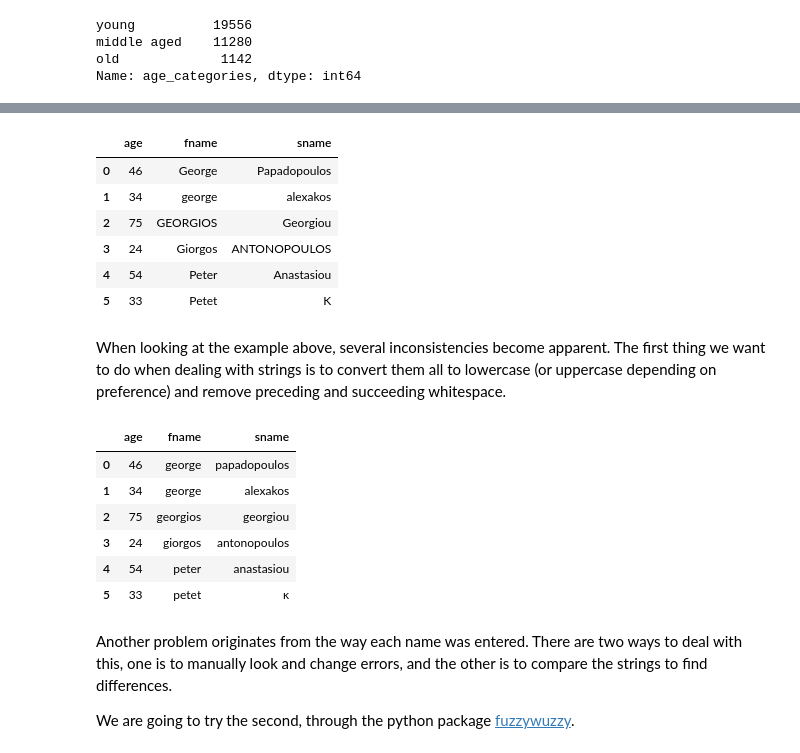
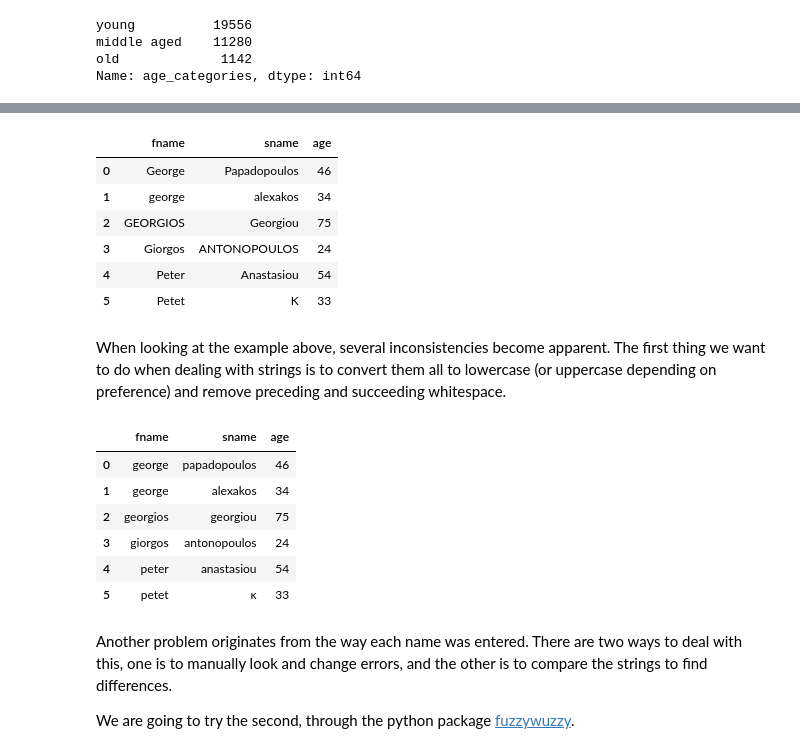
Before and after one commit to djib2011/python_ml_tutorial, a Jupyter notebook: notebooks/16_pandas.ipynb, the cells around one changed output, grey strips where cells are left out. Drawn from its saved outputs; the diff is of its cells as text; code cells hidden in the pictures.

```diff
--- a/notebooks/16_pandas.ipynb
+++ b/notebooks/16_pandas.ipynb
@@ -789,18 +1745,18 @@ df[df['names'].apply(lambda x: x[0] == 'A')]
 
 One of the most common problems when dealing with text data is inconsistency. This may occur due to spelling errors, differences when multiple people perform the data entry, etc.
 # %%
-df = pd.DataFrame({'fname':['George', 'george ', 'GEORGIOS', 'Giorgos', ' Peter', 'Petet'],
+df6 = pd.DataFrame({'fname':['George', 'george ', 'GEORGIOS', 'Giorgos', ' Peter', 'Petet'],
                    'sname':['Papadopoulos', 'alexakos ', 'Georgiou', 'ANTONOPOULOS', ' Anastasiou', 'Κ'],
                    'age': [46, 34, 75, 24, 54, 33]})
-df
+df6
 # %% [output]
-|  | age | fname | sname |
-| 0 | 46 | George | Papadopoulos |
-| 1 | 34 | george | alexakos |
-| 2 | 75 | GEORGIOS | Georgiou |
-| 3 | 24 | Giorgos | ANTONOPOULOS |
-| 4 | 54 | Peter | Anastasiou |
-| 5 | 33 | Petet | Κ |
+|  | fname | sname | age |
+| 0 | George | Papadopoulos | 46 |
+| 1 | george | alexakos | 34 |
+| 2 | GEORGIOS | Georgiou | 75 |
+| 3 | Giorgos | ANTONOPOULOS | 24 |
+| 4 | Peter | Anastasiou | 54 |
+| 5 | Petet | Κ | 33 |
 # %% [markdown]
 When looking at the example above, several inconsistencies become apparent. The first thing we want to do when dealing with strings is to convert them all to lowercase (or uppercase depending on preference) and remove preceding and succeeding whitespace.
 # %%
@@ -809,21 +1765,21 @@ def clean_text(text):
     text = text.lower()  # convert to lowercase
     return text
 
-df.fname = df.fname.apply(clean_text)
-df.sname = df.sname.apply(clean_text)
+df6['fname'] = df6['fname'].apply(clean_text)
+df6['sname'] = df6['sname'].apply(clean_text)
 
 # same could be done through a lambda function
 # df.fname.apply(lambda x: x.strip().lower())
 
-df
+df6
 # %% [output]
-|  | age | fname | sname |
-| 0 | 46 | george | papadopoulos |
-| 1 | 34 | george | alexakos |
-| 2 | 75 | georgios | georgiou |
-| 3 | 24 | giorgos | antonopoulos |
-| 4 | 54 | peter | anastasiou |
-| 5 | 33 | petet | κ |
+|  | fname | sname | age |
+| 0 | george | papadopoulos | 46 |
+| 1 | george | alexakos | 34 |
+| 2 | georgios | georgiou | 75 |
+| 3 | giorgos | antonopoulos | 24 |
+| 4 | peter | anastasiou | 54 |
+| 5 | petet | κ | 33 |
 # %% [markdown]
 Another problem originates from the way each name was entered. There are two ways to deal with this, one is to manually look and change errors, and the other is to compare the strings to find differences.
 
```
Also changed, not shown: parts of 256 cells of this notebook.
